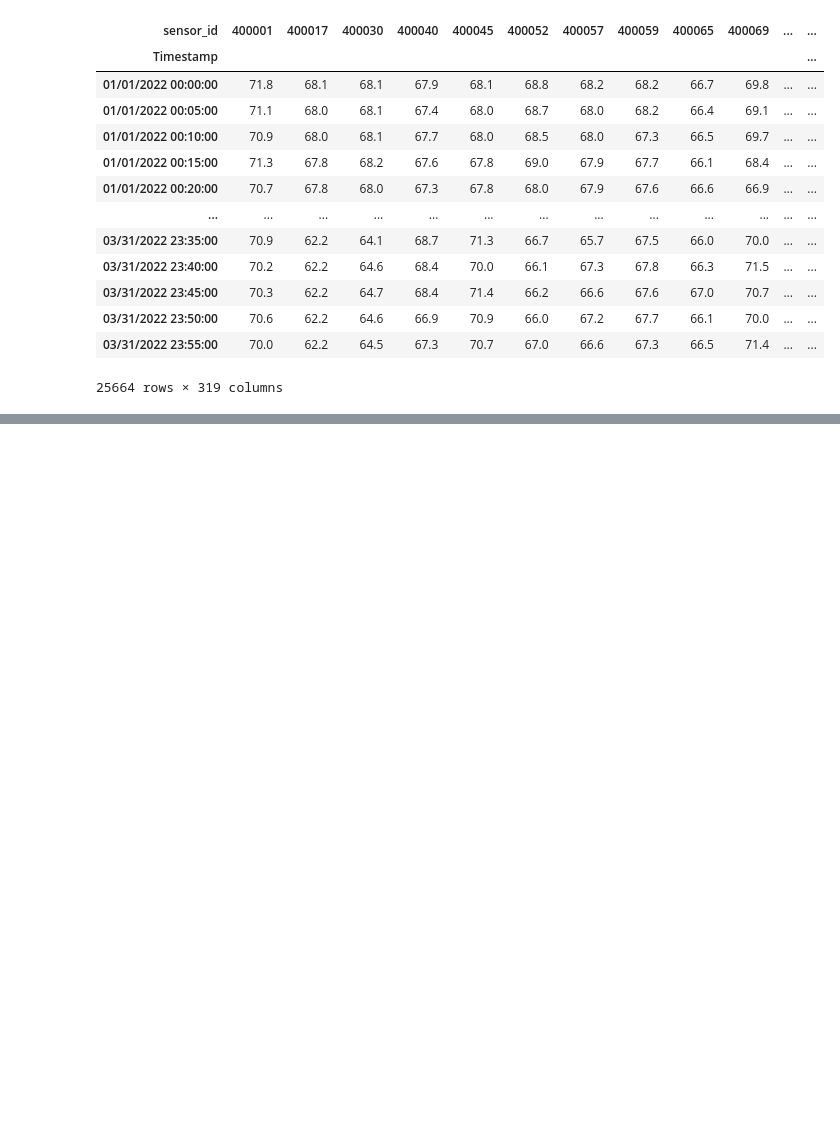
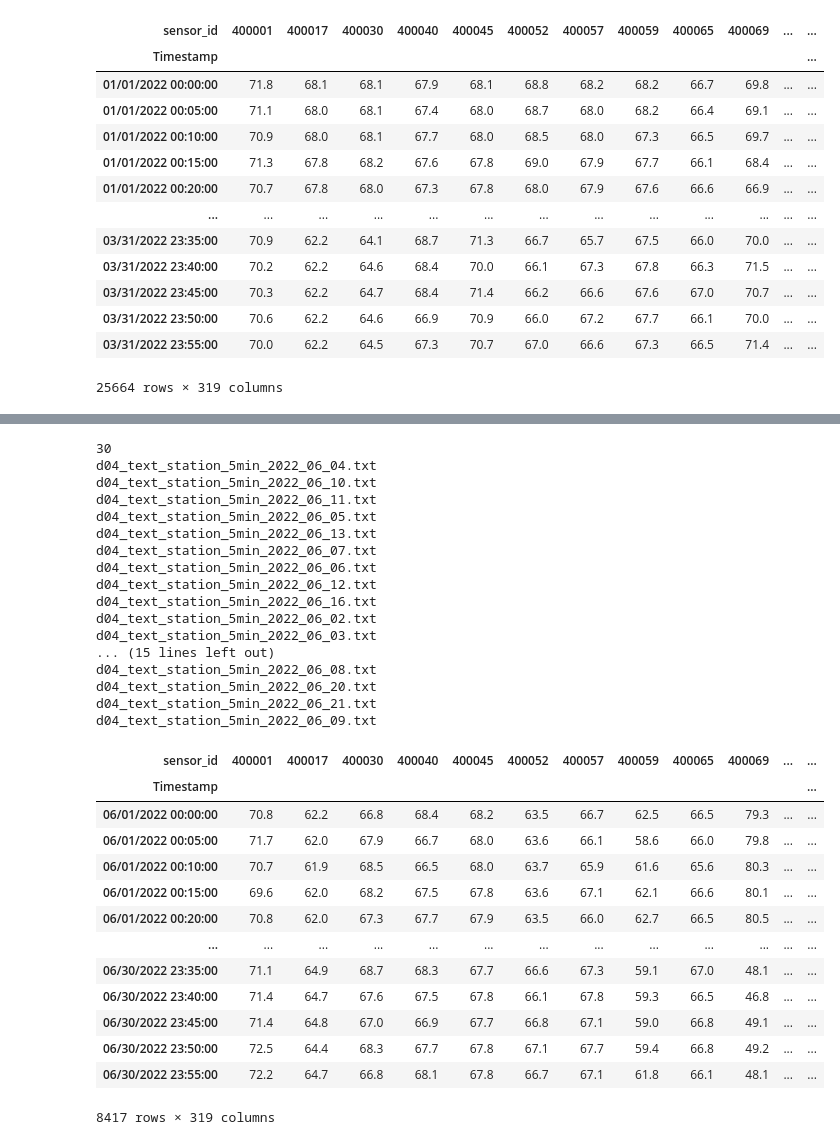
Before and after one commit to ClimbWorm/CS512-22fall, a Jupyter notebook: Dataset/Dataset.ipynb, the cells around one changed output, grey strips where cells are left out. Cells and saved outputs as stored; diff of their text form; code cells hidden in the pictures; blank space fills up the shorter version.

```diff
--- a/Dataset/Dataset.ipynb
+++ b/Dataset/Dataset.ipynb
@@ -495,0 +581,35 @@ h5test['speed']
+# %%
+df_Jun = get_pivoted_table(path3)
+df_Jun
+# %% [output]
+30
+d04_text_station_5min_2022_06_04.txt
+d04_text_station_5min_2022_06_10.txt
+d04_text_station_5min_2022_06_11.txt
+d04_text_station_5min_2022_06_05.txt
+d04_text_station_5min_2022_06_13.txt
+d04_text_station_5min_2022_06_07.txt
+d04_text_station_5min_2022_06_06.txt
+d04_text_station_5min_2022_06_12.txt
+d04_text_station_5min_2022_06_16.txt
+d04_text_station_5min_2022_06_02.txt
+d04_text_station_5min_2022_06_03.txt
+... (15 lines left out)
+d04_text_station_5min_2022_06_08.txt
+d04_text_station_5min_2022_06_20.txt
+d04_text_station_5min_2022_06_21.txt
+d04_text_station_5min_2022_06_09.txt
+| sensor_id | 400001 | 400017 | 400030 | 400040 | 400045 | 400052 | 400057 | 400059 | 400065 | 400069 | ... | ... |
+| Timestamp |  |  |  |  |  |  |  |  |  |  |  | ... |
+| 06/01/2022 00:00:00 | 70.8 | 62.2 | 66.8 | 68.4 | 68.2 | 63.5 | 66.7 | 62.5 | 66.5 | 79.3 | ... | ... |
+| 06/01/2022 00:05:00 | 71.7 | 62.0 | 67.9 | 66.7 | 68.0 | 63.6 | 66.1 | 58.6 | 66.0 | 79.8 | ... | ... |
+| 06/01/2022 00:10:00 | 70.7 | 61.9 | 68.5 | 66.5 | 68.0 | 63.7 | 65.9 | 61.6 | 65.6 | 80.3 | ... | ... |
+| 06/01/2022 00:15:00 | 69.6 | 62.0 | 68.2 | 67.5 | 67.8 | 63.6 | 67.1 | 62.1 | 66.6 | 80.1 | ... | ... |
+| 06/01/2022 00:20:00 | 70.8 | 62.0 | 67.3 | 67.7 | 67.9 | 63.5 | 66.0 | 62.7 | 66.5 | 80.5 | ... | ... |
+| ... | ... | ... | ... | ... | ... | ... | ... | ... | ... | ... | ... | ... |
+| 06/30/2022 23:35:00 | 71.1 | 64.9 | 68.7 | 68.3 | 67.7 | 66.6 | 67.3 | 59.1 | 67.0 | 48.1 | ... | ... |
+| 06/30/2022 23:40:00 | 71.4 | 64.7 | 67.6 | 67.5 | 67.8 | 66.1 | 67.8 | 59.3 | 66.5 | 46.8 | ... | ... |
+| 06/30/2022 23:45:00 | 71.4 | 64.8 | 67.0 | 66.9 | 67.7 | 66.8 | 67.1 | 59.0 | 66.8 | 49.1 | ... | ... |
+| 06/30/2022 23:50:00 | 72.5 | 64.4 | 68.3 | 67.7 | 67.8 | 67.1 | 67.7 | 59.4 | 66.8 | 49.2 | ... | ... |
+| 06/30/2022 23:55:00 | 72.2 | 64.7 | 66.8 | 68.1 | 67.8 | 66.7 | 67.1 | 61.8 | 66.1 | 48.1 | ... | ... |
+8417 rows × 319 columns
```
Also changed, not shown: parts of 14 cells of this notebook, 9 other files.
